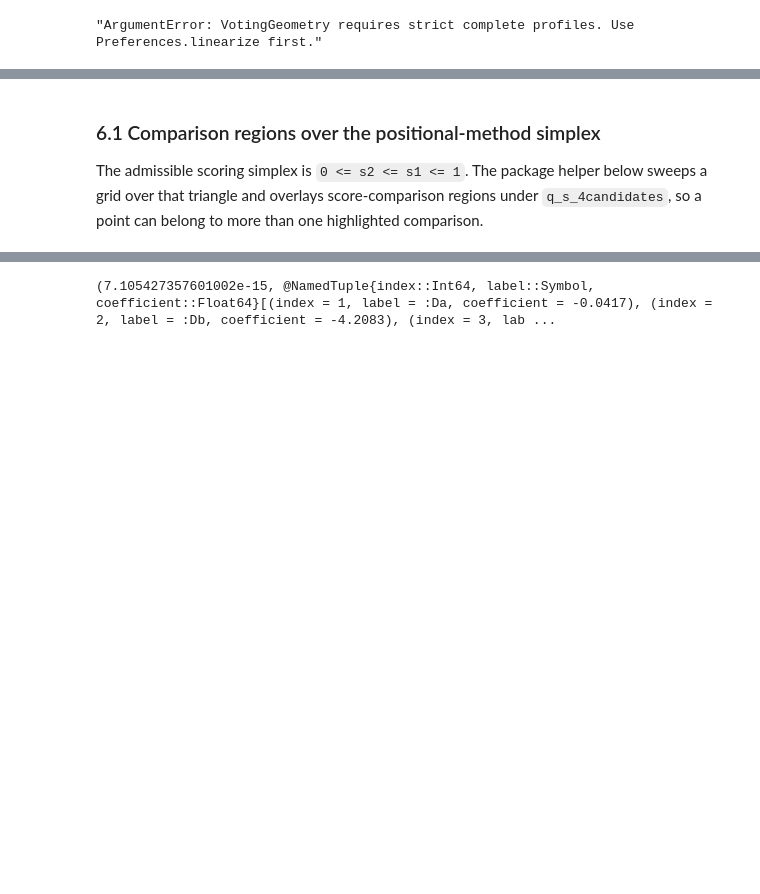
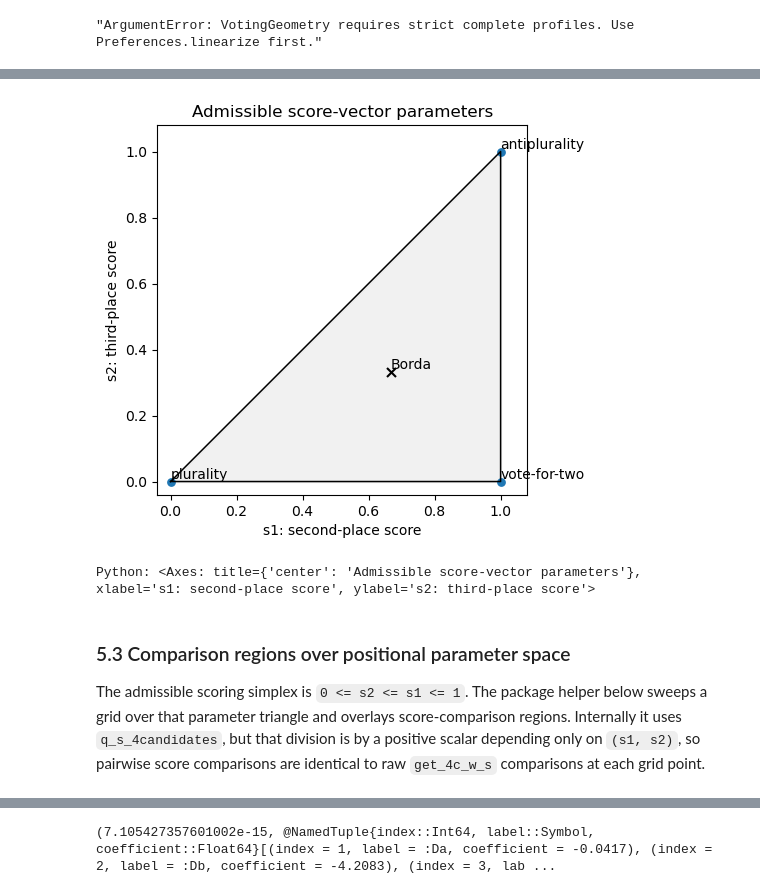
Before and after one commit to marcelovmaciel/phoenix-prefpol, a Jupyter notebook: VotingGeometry/examples/saari_geometry_walkthrough.ipynb, the cells around one changed output, grey strips where cells are left out. Saved outputs shown, nothing was run; the diff lists cells and outputs as text; code cells hidden in the pictures; blank space fills up the shorter version.

```diff
--- a/VotingGeometry/examples/saari_geometry_walkthrough.ipynb
+++ b/VotingGeometry/examples/saari_geometry_walkthrough.ipynb
@@ -327,7 +384,14 @@ positional_rows(methods4, labels4)
+# %%
+ax = plot_procedure_hull_parameter_triangle()
+ax.set_title("Admissible score-vector parameters")
+ax
+# %% [output]
+[figure, added]
+Python: <Axes: title={'center': 'Admissible score-vector parameters'}, xlabel='s1: second-place score', ylabel='s2: third-place score'>
 # %% [markdown]
-### 6.1 Comparison regions over the positional-method simplex
+### 5.3 Comparison regions over positional parameter space
 
-The admissible scoring simplex is `0 <= s2 <= s1 <= 1`. The package helper below sweeps a grid over that triangle and overlays score-comparison regions under `q_s_4candidates`, so a point can belong to more than one highlighted comparison.
+The admissible scoring simplex is `0 <= s2 <= s1 <= 1`. The package helper below sweeps a grid over that parameter triangle and overlays score-comparison regions. Internally it uses `q_s_4candidates`, but that division is by a positive scalar depending only on `(s1, s2)`, so pairwise score comparisons are identical to raw `get_4c_w_s` comparisons at each grid point.
 # %%
 plot_positional_comparison_regions(p4_freq, labels4; resolution = 91)
 # %% [output]
```
Also changed, not shown: parts of 35 cells of this notebook, 8 other files.
